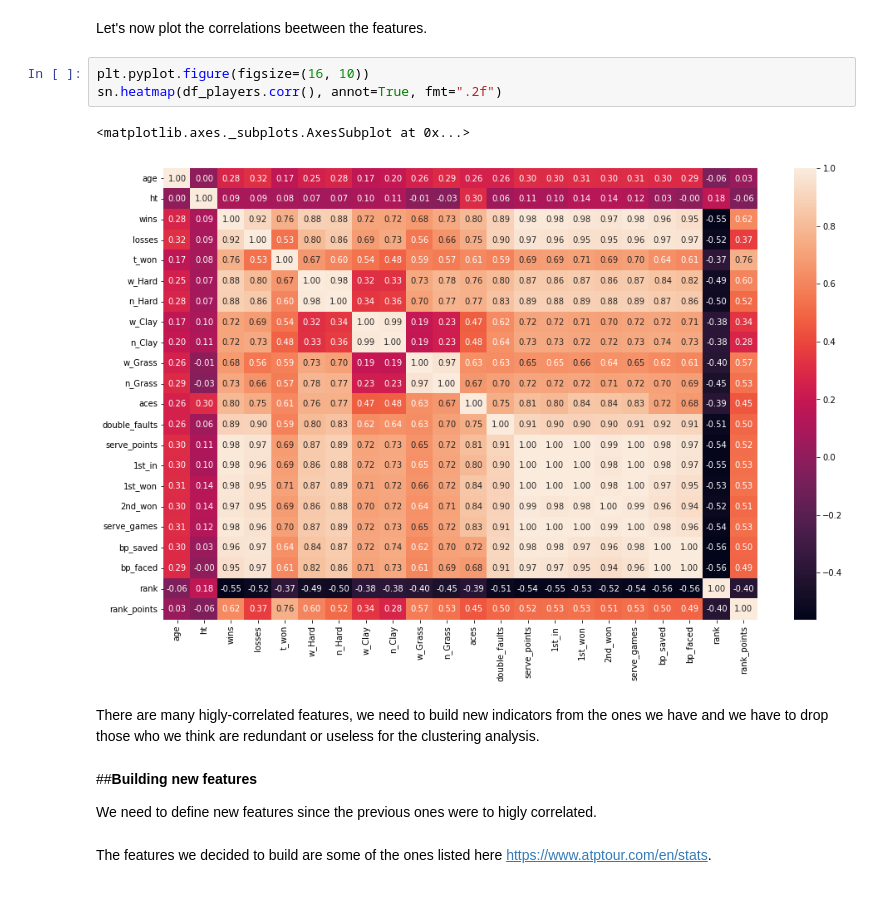
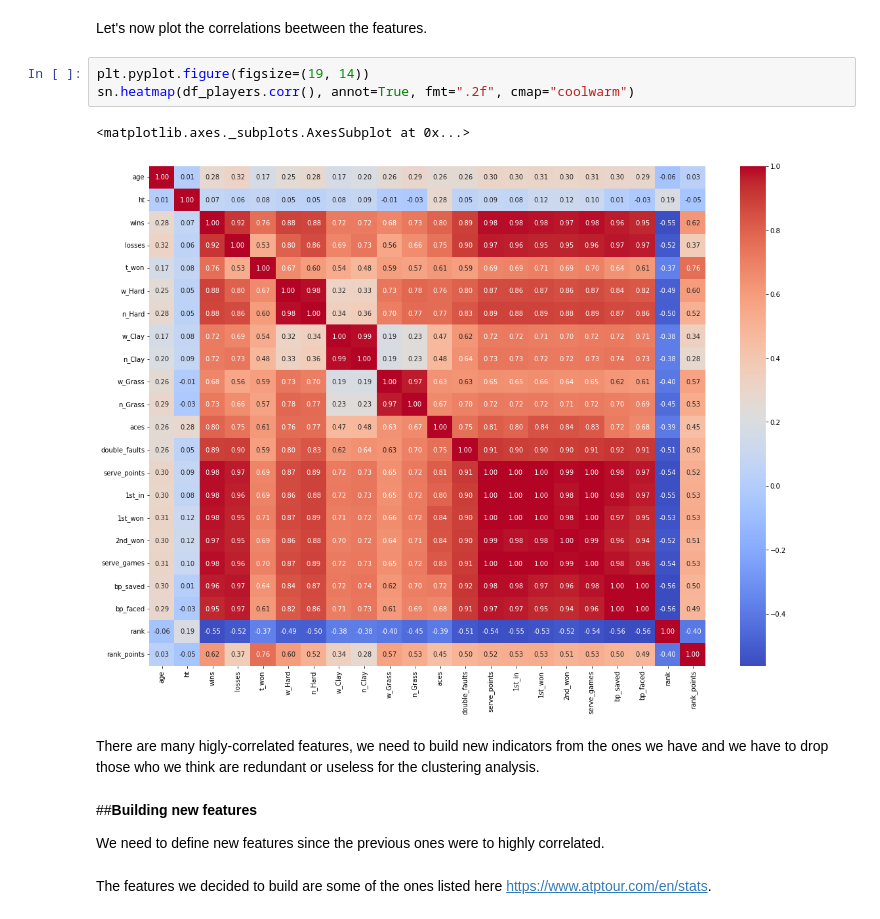
Before and after one commit to nikodallanoce/DataMiningProject, a Jupyter notebook: DM_14_TASK1/DM_14_data_preparation.ipynb, the cells around one changed output. Drawn from its saved outputs; the diff is of its cells as text.

```diff
--- a/DM_14_TASK1/DM_14_data_preparation.ipynb
+++ b/DM_14_TASK1/DM_14_data_preparation.ipynb
@@ -814,17 +784,17 @@ memory usage: 370.3+ KB
 # %% [markdown]
 Let's now plot the correlations beetween the features.
 # %%
-plt.pyplot.figure(figsize=(16, 10))
-sn.heatmap(df_players.corr(), annot=True, fmt=".2f")
+plt.pyplot.figure(figsize=(19, 14))
+sn.heatmap(df_players.corr(), annot=True, fmt=".2f", cmap="coolwarm")
 # %% [output]
 <matplotlib.axes._subplots.AxesSubplot at 0x...>
-[figure, old version]
+[figure, new version]
 # %% [markdown]
 There are many higly-correlated features, we need to build new indicators from the ones we have and we have to drop those who we think are redundant or useless for the clustering analysis.
 # %% [markdown]
 ##**Building new features**
 
-We need to define new features since the previous ones were to higly correlated.
+We need to define new features since the previous ones were to highly correlated.
 # %% [markdown]
 The features we decided to build are some of the ones listed here https://www.atptour.com/en/stats.
 # %%
```
Also changed, not shown: parts of 42 cells of this notebook.
